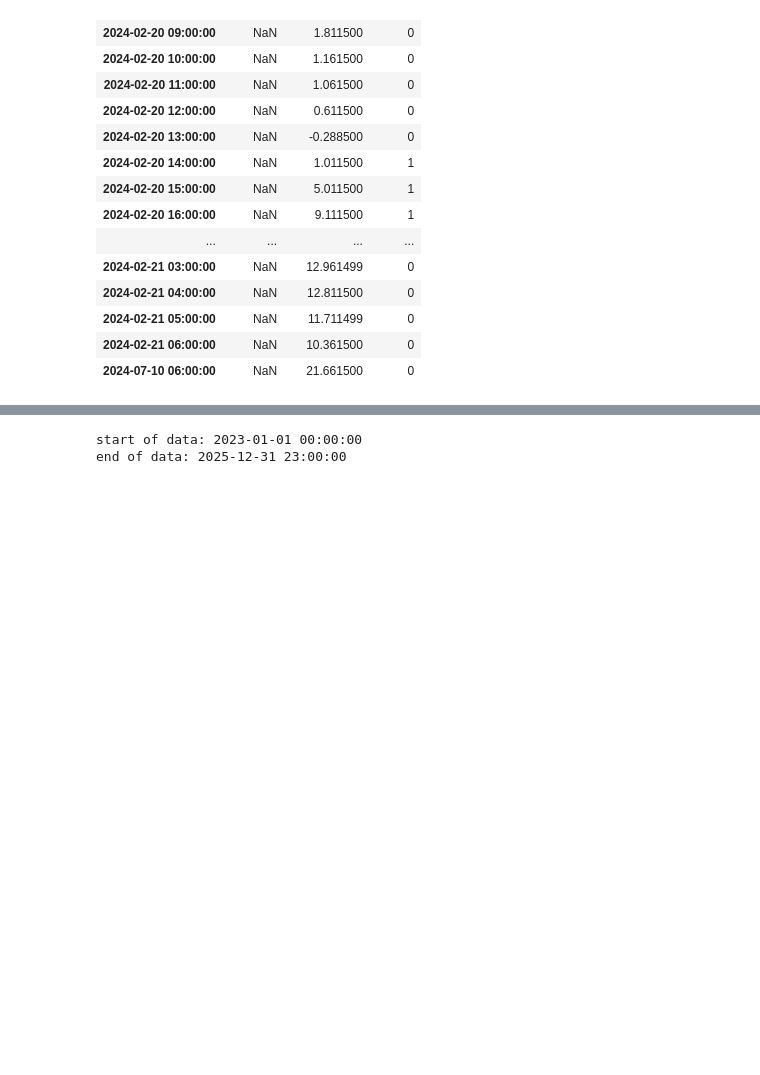
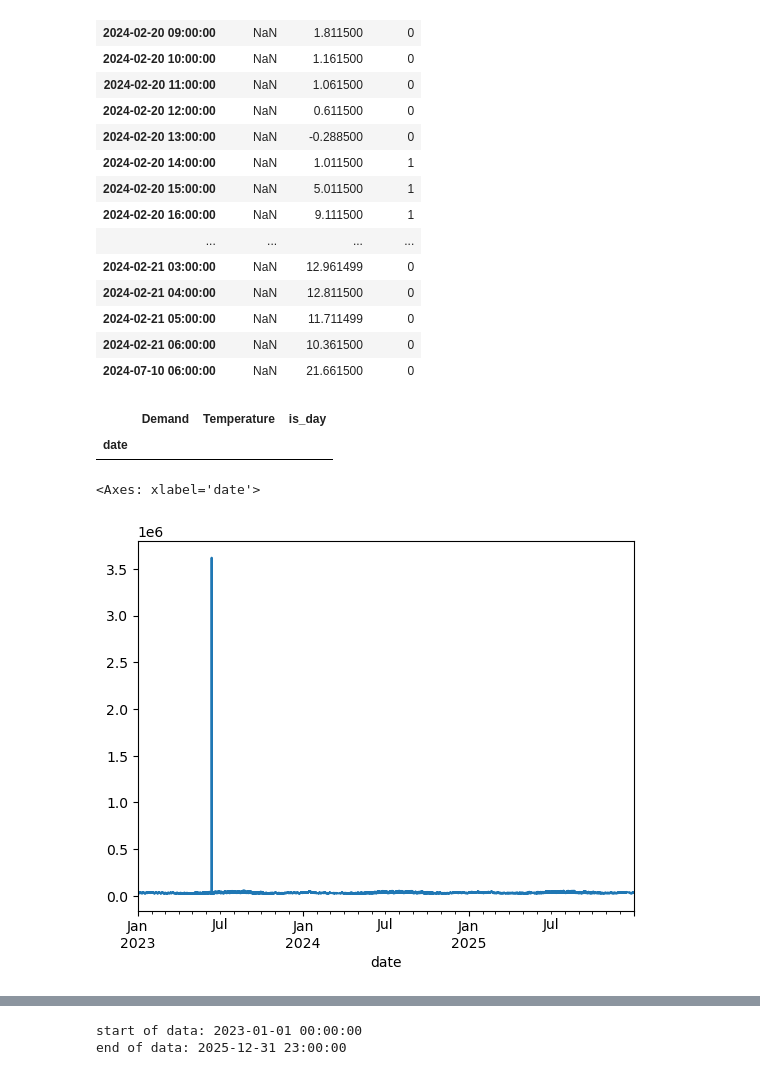
Before and after one commit to maxwellgriffith345/LoadForecast, a Jupyter notebook: notebooks/EDA.ipynb, the cells around one changed output, grey strips where cells are left out. Cells and saved outputs as stored; diff of their text form; code cells hidden in the pictures; blank space fills up the shorter version.

```diff
--- a/notebooks/EDA.ipynb
+++ b/notebooks/EDA.ipynb
@@ -67,3 +76,17 @@ df[df.isnull().any(axis = 1)]
 | 2024-02-21 05:00:00 | NaN | 11.711499 | 0 |
 | 2024-02-21 06:00:00 | NaN | 10.361500 | 0 |
 | 2024-07-10 06:00:00 | NaN | 21.661500 | 0 |
+# %%
+#handle the NA values in the demand column fill forward
+df.sort_index()
+df_clean = df.interpolate(method="linear", limit_direction="forward", axis=0)
+df_clean[df_clean.isnull().any(axis = 1)]
+# %% [output]
+|  | Demand | Temperature | is_day |
+| date |  |  |  |
+# %%
+#check for outliers that could skew the data
+df_clean.Demand.plot()
+# %% [output]
+<Axes: xlabel='date'>
+[figure, added]
```
Also changed, not shown: parts of 14 cells of this notebook.
